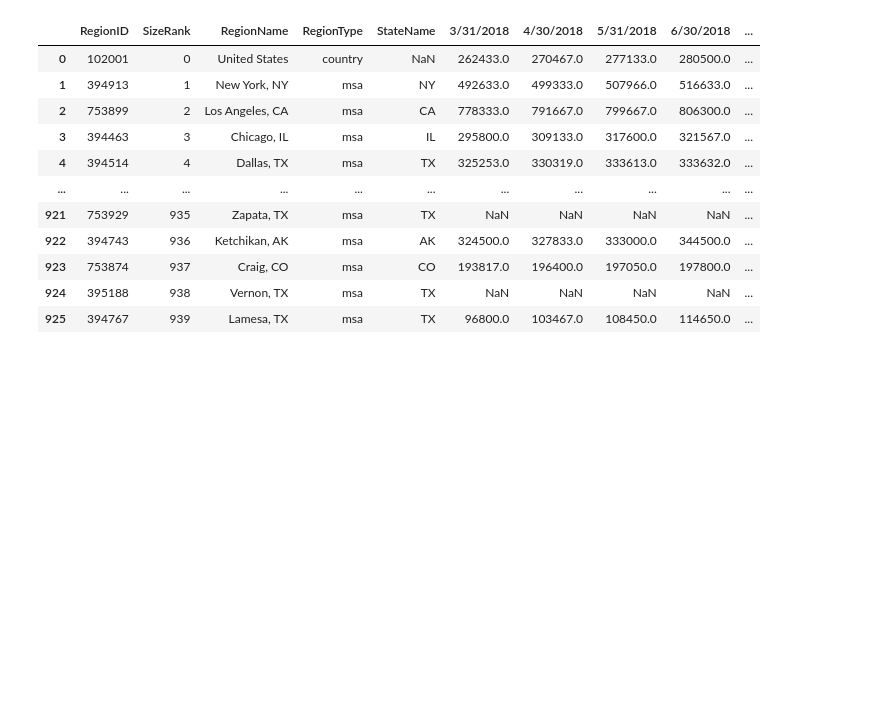
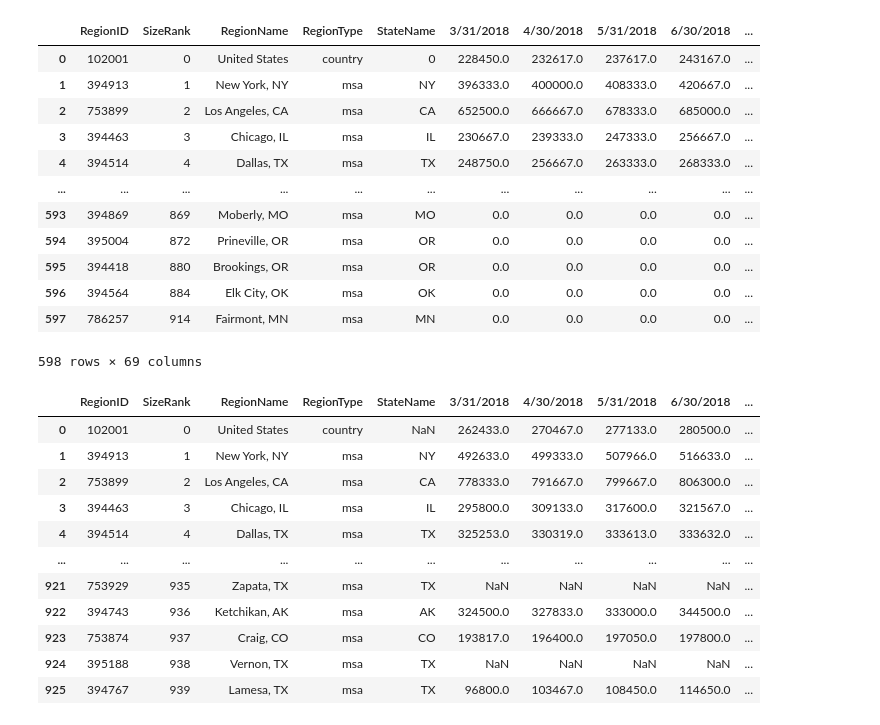
Before and after one commit to TARUNABANSALA/Zillow-Market-Analysis, a Jupyter notebook: Zillow_market_analysis.ipynb, the cells around one changed output. Cells and saved outputs as stored; diff of their text form; code cells hidden in the pictures; blank space fills up the shorter version.

```diff
--- a/Zillow_market_analysis.ipynb
+++ b/Zillow_market_analysis.ipynb
@@ -27,3 +45,21 @@ Sale_price_zillow_df
+# %%
+# Remove rows with NaN values
+Sale_price_zillow_df_filled = Sale_price_zillow_df.fillna(0)
+Sale_price_zillow_df_filled
+# %% [output]
+|  | RegionID | SizeRank | RegionName | RegionType | StateName | 3/31/2018 | 4/30/2018 | 5/31/2018 | 6/30/2018 | ... |
+| 0 | 102001 | 0 | United States | country | 0 | 228450.0 | 232617.0 | 237617.0 | 243167.0 | ... |
+| 1 | 394913 | 1 | New York, NY | msa | NY | 396333.0 | 400000.0 | 408333.0 | 420667.0 | ... |
+| 2 | 753899 | 2 | Los Angeles, CA | msa | CA | 652500.0 | 666667.0 | 678333.0 | 685000.0 | ... |
+| 3 | 394463 | 3 | Chicago, IL | msa | IL | 230667.0 | 239333.0 | 247333.0 | 256667.0 | ... |
+| 4 | 394514 | 4 | Dallas, TX | msa | TX | 248750.0 | 256667.0 | 263333.0 | 268333.0 | ... |
+| ... | ... | ... | ... | ... | ... | ... | ... | ... | ... | ... |
+| 593 | 394869 | 869 | Moberly, MO | msa | MO | 0.0 | 0.0 | 0.0 | 0.0 | ... |
+| 594 | 395004 | 872 | Prineville, OR | msa | OR | 0.0 | 0.0 | 0.0 | 0.0 | ... |
+| 595 | 394418 | 880 | Brookings, OR | msa | OR | 0.0 | 0.0 | 0.0 | 0.0 | ... |
+| 596 | 394564 | 884 | Elk City, OK | msa | OK | 0.0 | 0.0 | 0.0 | 0.0 | ... |
+| 597 | 786257 | 914 | Fairmont, MN | msa | MN | 0.0 | 0.0 | 0.0 | 0.0 | ... |
+598 rows × 69 columns
 # %%
 file_path = "Metro_mlp_uc_sfr_sm_month.csv"
 
```
Also changed, not shown: parts of 6 cells of this notebook, 1 other file.
